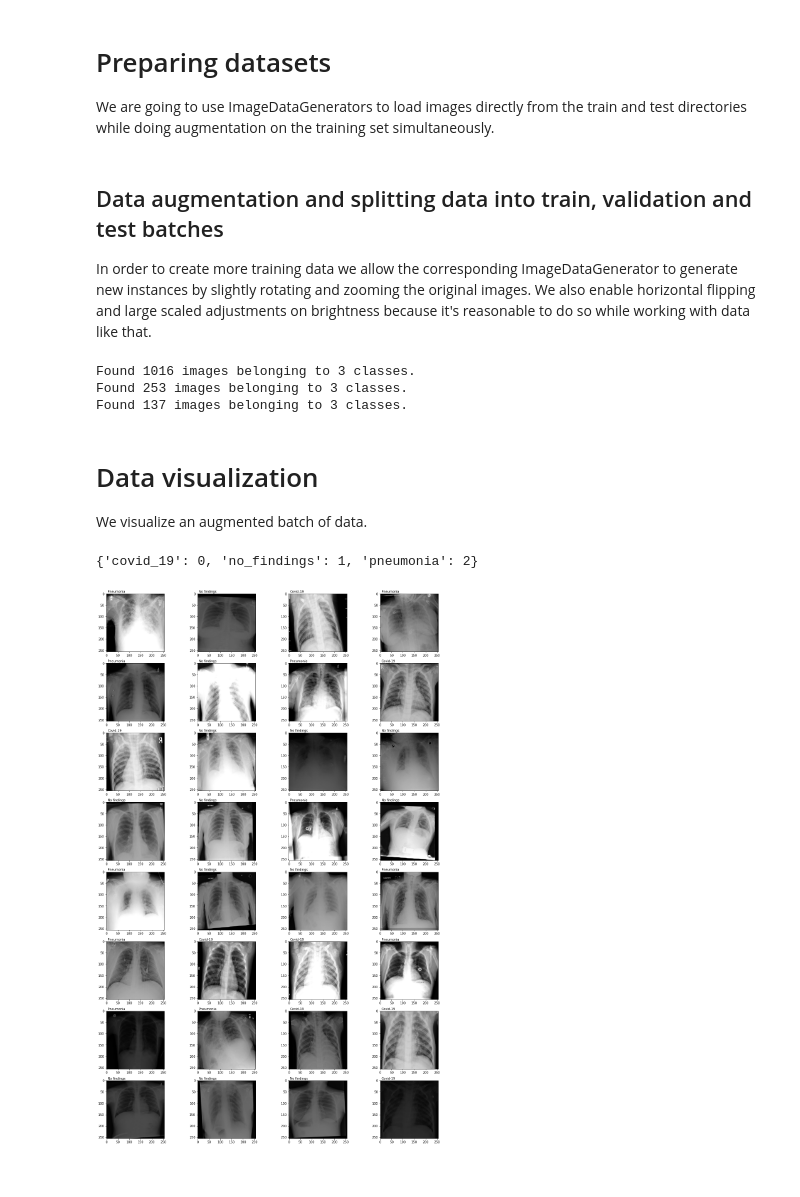
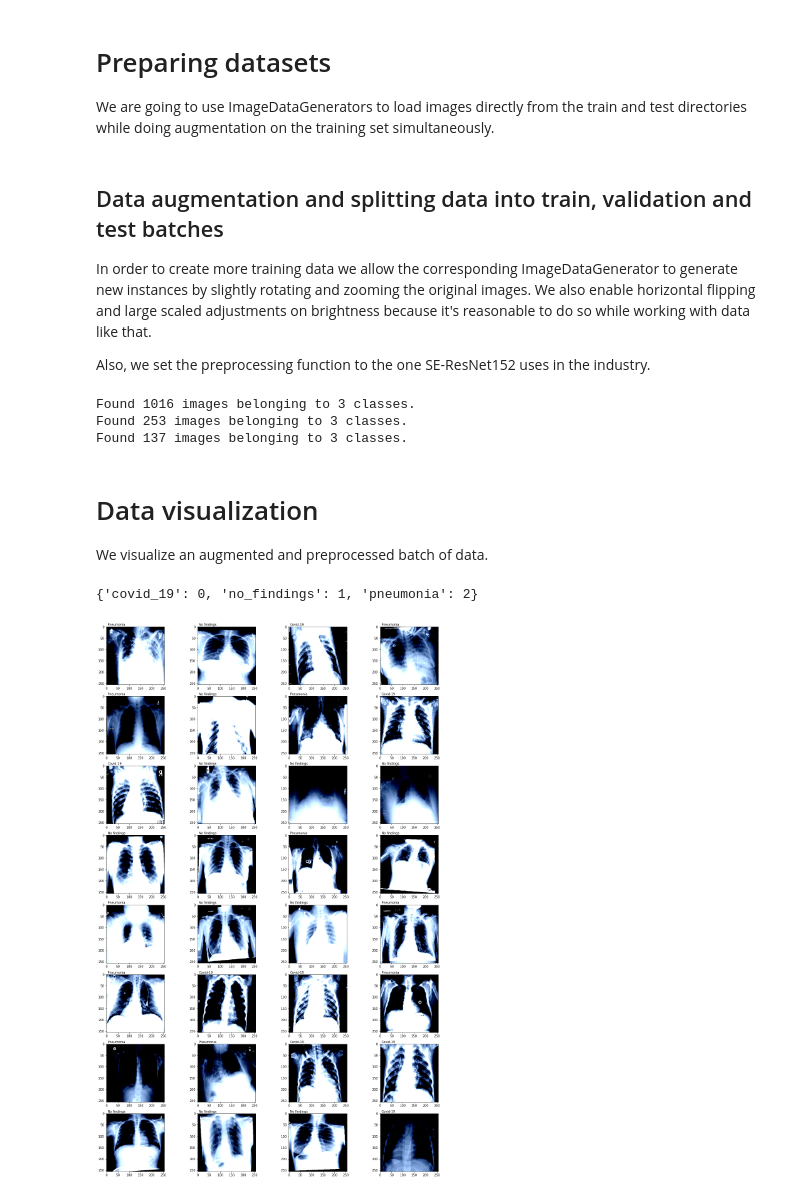
Before and after one commit to SonOf1998/COVID-19_detection_in_lungs, a Jupyter notebook: COVIDDetector.ipynb, the cells around one changed output. Drawn from its saved outputs; the diff is of its cells as text; code cells hidden in the pictures.

```diff
--- a/COVIDDetector.ipynb
+++ b/COVIDDetector.ipynb
@@ -91,13 +148,18 @@ color_mode = 'rgb'  # We use black and white chest xrays
 # %% [markdown]
 ## Data augmentation and splitting data into train, validation and test batches
 In order to create more training data we allow the corresponding ImageDataGenerator to generate new instances by slightly rotating and zooming the original images. We also enable horizontal flipping and large scaled adjustments on brightness because it's reasonable to do so while working with data like that.
+
+Also, we set the preprocessing function to the one SE-ResNet152 uses in the industry.
 # %%
 from tensorflow.keras.preprocessing.image import ImageDataGenerator
+from classification_models.keras import Classifiers
 
-# min-max normalization and 20% validation split of train datasets
-train_datagen = ImageDataGenerator(rescale=1./255, validation_split=0.2,
-                                  rotation_range=5, zoom_range=0.075,
-                                  brightness_range=[0.2, 1.4],
+SEResNet152, preprocess_input = Classifiers.get('seresnet152')
+
+# 20% validation split of train datasets
+train_datagen = ImageDataGenerator(preprocessing_function=preprocess_input,
+                                  validation_split=0.2, rotation_range=5,
+                                  zoom_range=0.075, brightness_range=[0.8, 1.2],
                                   horizontal_flip=True)
 
 # generate training batches from train directory
@@ -123,8 +185,7 @@ validation_iter = train_datagen.flow_from_directory(
     subset='validation'
 )
 
-# min-max normalization of test datasets
-test_datagen = ImageDataGenerator(rescale=1./255)
+test_datagen = ImageDataGenerator(preprocessing_function=preprocess_input)
 
 # generate test batches from test directory
 test_iter = test_datagen.flow_from_directory(
@@ -141,7 +202,7 @@ Found 253 images belonging to 3 classes.
 Found 137 images belonging to 3 classes.
 # %% [markdown]
 # Data visualization
-We visualize an augmented batch of data.
+We visualize an augmented and preprocessed batch of data.
 # %%
 import numpy as np
 
@@ -158,26 +219,26 @@ train_iter.class_indices
 # %%
 import matplotlib.pyplot as plt
 import matplotlib.image as mpimg
 
 ncols = 4 # Preferred amount of columns
 nrows = int(np.ceil(xrays.shape[0]/ncols)) # Calculate num of rows based on batch size
 
 fig = plt.gcf()
 fig.set_size_inches(ncols * 5, nrows * 4)
 
 # Plot
 for i, img in enumerate(xrays):
   sp = plt.subplot(nrows, ncols, i + 1)
-  plt.imshow(img, cmap='gray')
+  plt.imshow(np.clip(img, 0, 1))
   if(labels[i][0] == 1):
     plt.text(x = 5, y = -5, s='Covid-19')
   elif(labels[i][1] == 1):
     plt.text(x = 5, y = -5, s='No findings')
   elif(labels[i][2] == 1):
     plt.text(x = 5, y = -5, s='Pneumonia')
 plt.show()
 # %% [output]
-[figure, old version]
+[figure, new version]
 # %%
 # Reset the iterator
 train_iter.reset()
```
Also changed, not shown: parts of 24 cells of this notebook.
